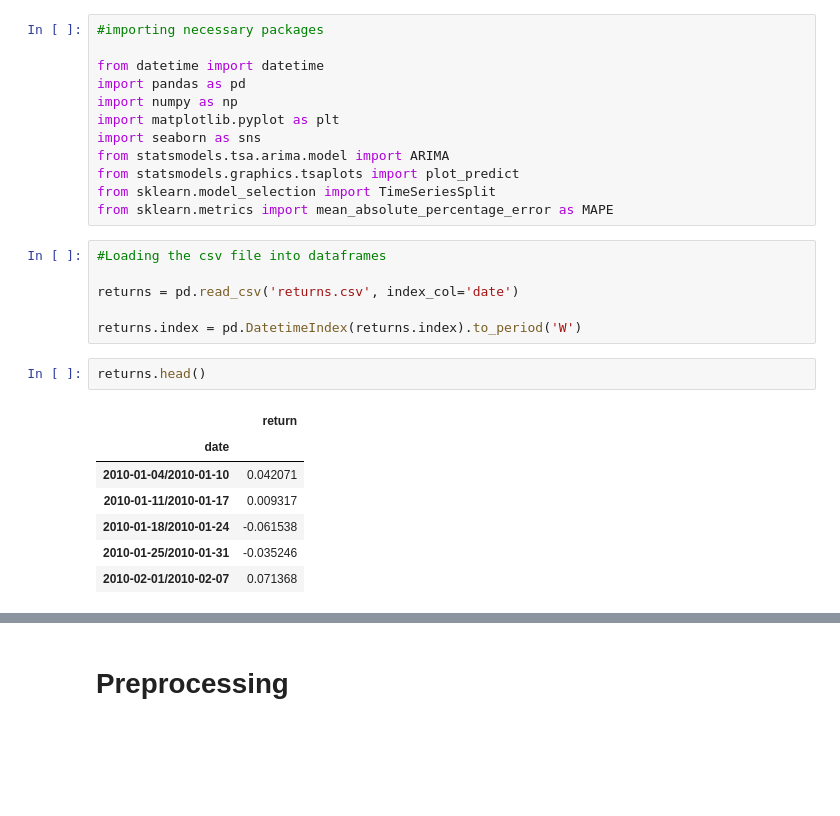
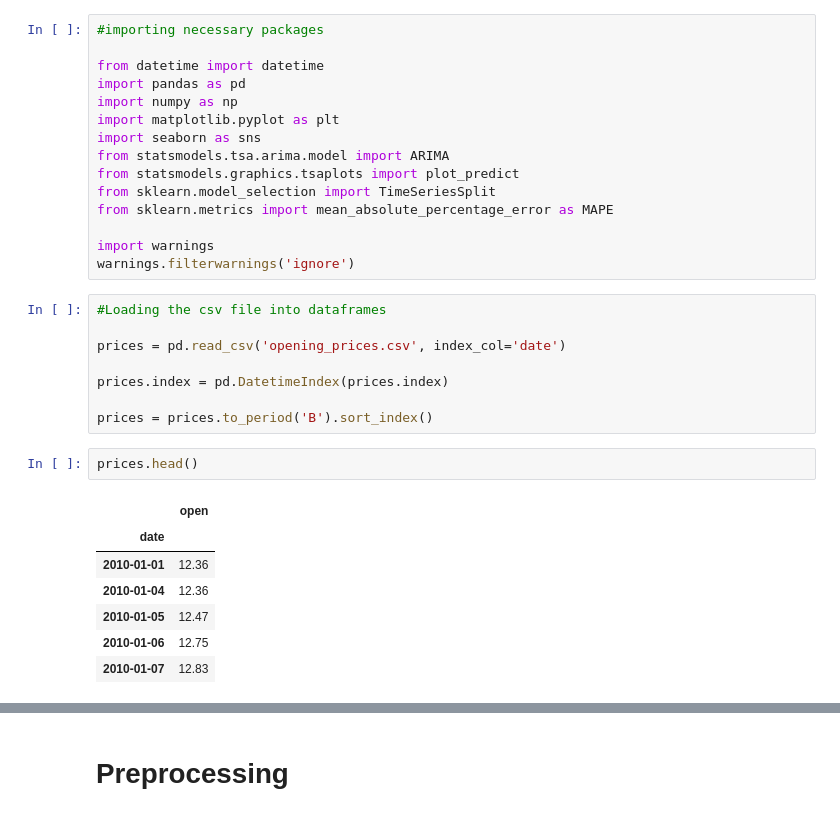
Before and after one commit to nhongphuc/Stock-prediction, a Jupyter notebook: Capstone3_part2.ipynb, the cells around one changed output, grey strips where cells are left out. Saved outputs shown, nothing was run; the diff lists cells and outputs as text; blank space fills up the shorter version.

```diff
--- a/Capstone3_part2.ipynb
+++ b/Capstone3_part2.ipynb
@@ -10,21 +10,26 @@ from statsmodels.tsa.arima.model import ARIMA
 from statsmodels.graphics.tsaplots import plot_predict
 from sklearn.model_selection import TimeSeriesSplit
 from sklearn.metrics import mean_absolute_percentage_error as MAPE
+
+import warnings
+warnings.filterwarnings('ignore')
 # %%
 #Loading the csv file into dataframes
 
-returns = pd.read_csv('returns.csv', index_col='date')
+prices = pd.read_csv('opening_prices.csv', index_col='date')
 
-returns.index = pd.DatetimeIndex(returns.index).to_period('W')
+prices.index = pd.DatetimeIndex(prices.index)
+
+prices = prices.to_period('B').sort_index()
 # %%
-returns.head()
+prices.head()
 # %% [output]
-|  | return |
+|  | open |
 | date |  |
-| 2010-01-04/2010-01-10 | 0.042071 |
-| 2010-01-11/2010-01-17 | 0.009317 |
-| 2010-01-18/2010-01-24 | -0.061538 |
-| 2010-01-25/2010-01-31 | -0.035246 |
-| 2010-02-01/2010-02-07 | 0.071368 |
+| 2010-01-01 | 12.36 |
+| 2010-01-04 | 12.36 |
+| 2010-01-05 | 12.47 |
+| 2010-01-06 | 12.75 |
+| 2010-01-07 | 12.83 |
 # %%
 #Converting the dataframe to a pandas series
```
Also changed, not shown: parts of 9 cells of this notebook.
